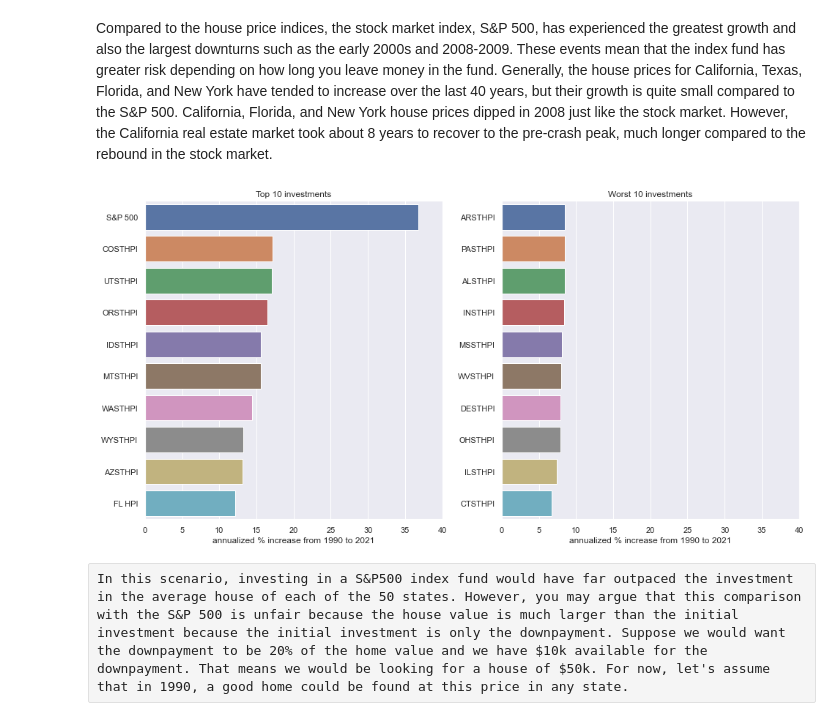
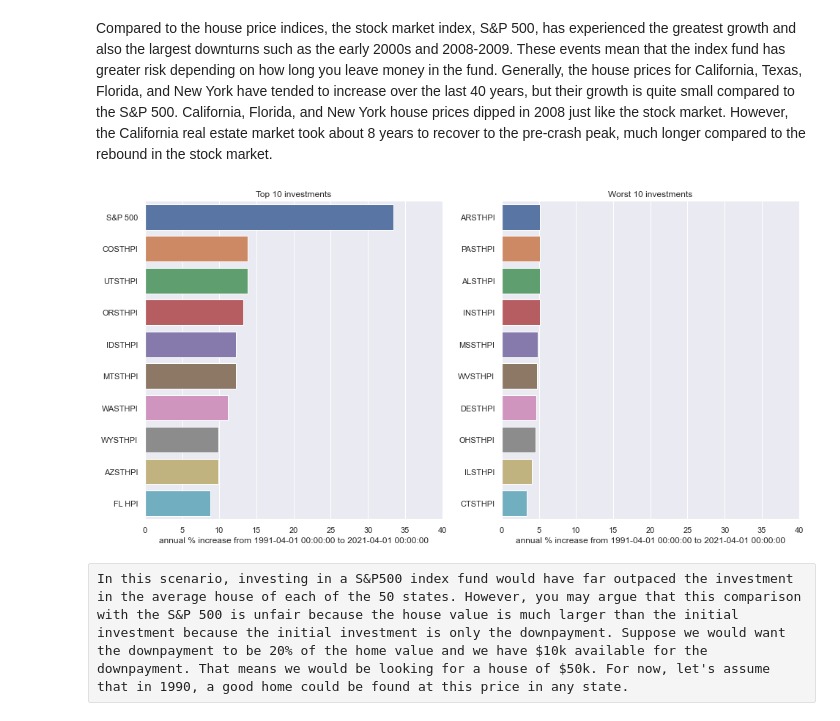
Before and after one commit to fxpena/portfolio, a Jupyter notebook: RE_v_stocks.ipynb, the cells around one changed output. Drawn from its saved outputs; the diff is of its cells as text; code cells hidden in the pictures.

Commit message:
add functions and a second example

```diff
--- a/RE_v_stocks.ipynb
+++ b/RE_v_stocks.ipynb
@@ -54,32 +54,53 @@ plt.show()
 # %% [markdown]
 Compared to the house price indices, the stock market index, S&P 500, has experienced the greatest growth and also the largest downturns such as the early 2000s and 2008-2009. These events mean that the index fund has greater risk depending on how long you leave money in the fund. Generally, the house prices for California, Texas, Florida, and New York have tended to increase over the last 40 years, but their growth is quite small compared to the S&P 500. California, Florida, and New York house prices dipped in 2008 just like the stock market. However, the California real estate market took about 8 years to recover to the pre-crash peak, much longer compared to the rebound in the stock market.
 # %%
+
+def calc_changes(df,start_date,final_date):
+    """ Calculate the % change of each of the categories in a DataFrame
+    INPUTS
+    df: pandas dataframe with a datetime index
+    start_time: datetime object
+    final_date: datetime object
+    OUTPUT
+    changes: values are the yearly average
+    """
+    ind=df.index>=start_date
+    #select the closest values to the start date
+    start_val=df[ind].iloc[0]
+    stop_val=df[df.index>=final_date].iloc[0]
+    #how much would the investment grow in each column?
+    changes=(stop_val-start_val)/start_val
+    n_years=final_date.year-start_date.year +(final_date.month-start_date.month)/12
+    #convert DataFrame to a Series and change to percentage
+    changes=changes.squeeze(axis=0)*100/n_years
+    changes.sort_values(inplace=True,ascending=False)
+    return changes
+
+#choose a start date
 start_date=datetime(1991,4,1)
-ind=df.index>=start_date
-#select the closest values to the start date
-start_val=df[ind].iloc[0]
 #choose the last date that's available
 final_date=df.index[-1]
-#how much would the investment grow in each column?
-changes=df.iloc[df.index==final_date]/start_val
-#convert DataFrame to a Series and change to percentage
-changes=changes.squeeze(axis=0)*100/(final_date.year-start_date.year)
-changes.sort_values(inplace=True,ascending=False)
-fig, ax=plt.subplots(1,2,figsize=(16,8))
-for_plot=changes[0:10] #only plot the top 10
+example1=calc_changes(df,start_date,final_date)
 #show these changes in a bar plot
-sns.barplot(x=for_plot,y=for_plot.index,ax=ax[0],orient='h')
-ax[0].set_title('Top 10 investments')
-ax[0].set_xlabel('annualized % increase from 1991 to 2021')
-ax[0].set_xlim(0,40)
-for_plot=changes[-10:]
-sns.barplot(x=for_plot,y=for_plot.index,ax=ax[1],orient='h')
-ax[1].set_title('Worst 10 investments')
-ax[1].set_xlabel('annualized % increase from 1991 to 2021')
-ax[1].set_xlim(0,40)
-plt.show()
+def plot_best_and_worst(for_plot,start_date,final_date,use_xlim=False):
+    fig, ax=plt.subplots(1,2,figsize=(16,8))
+    for_xaxis='annual % increase from '+str(start_date)+' to '+str(final_date)
+    sns.barplot(x=for_plot,y=for_plot.index,ax=ax[0],orient='h')
+    ax[0].set_title('Top 10 investments')
+    ax[0].set_xlabel(for_xaxis)
+    if use_xlim:
+        ax[0].set_xlim(0,40)
+    for_plot=example1[-10:]
+    sns.barplot(x=for_plot,y=for_plot.index,ax=ax[1],orient='h')
+    ax[1].set_title('Worst 10 investments')
+    ax[1].set_xlabel(for_xaxis)
+    if use_xlim:
+        ax[1].set_xlim(0,40)
+    plt.show()
+#only plot the top 10
+plot_best_and_worst(example1[0:10],start_date,final_date,True)
 # %% [output]
-[figure, old version]
+[figure, new version]
 # %% [raw]
 In this scenario, investing in a S&P500 index fund would have far outpaced the investment in the average house of each of the 50 states. However, you may argue that this comparison with the S&P 500 is unfair because the house value is much larger than the initial investment because the initial investment is only the downpayment. Suppose we would want the downpayment to be 20% of the home value and we have $10k available for the downpayment. That means we would be looking for a house of $50k. For now, let's assume that in 1990, a good home could be found at this price in any state.
 # %%
```
Also changed, not shown: parts of 6 cells of this notebook.
